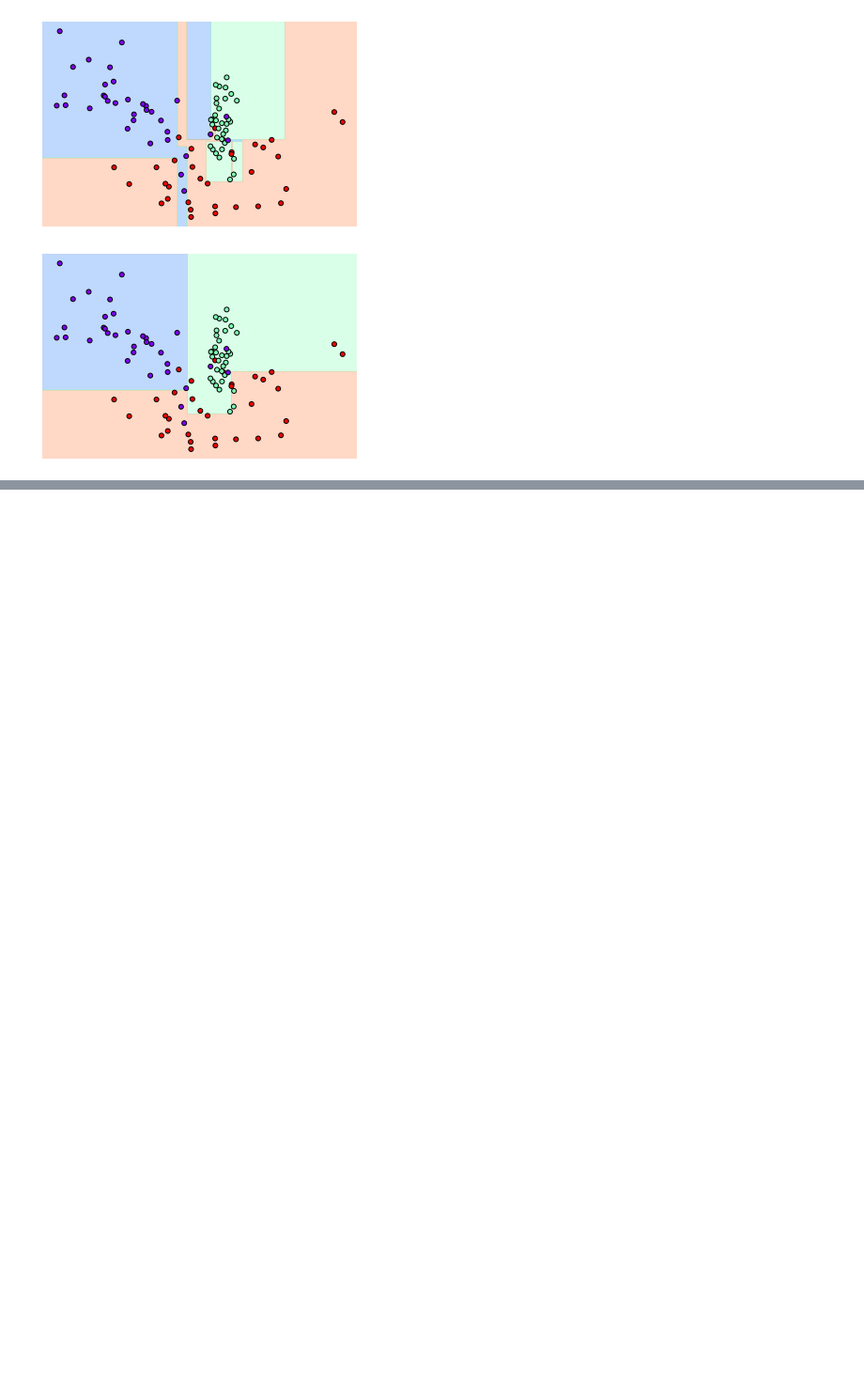
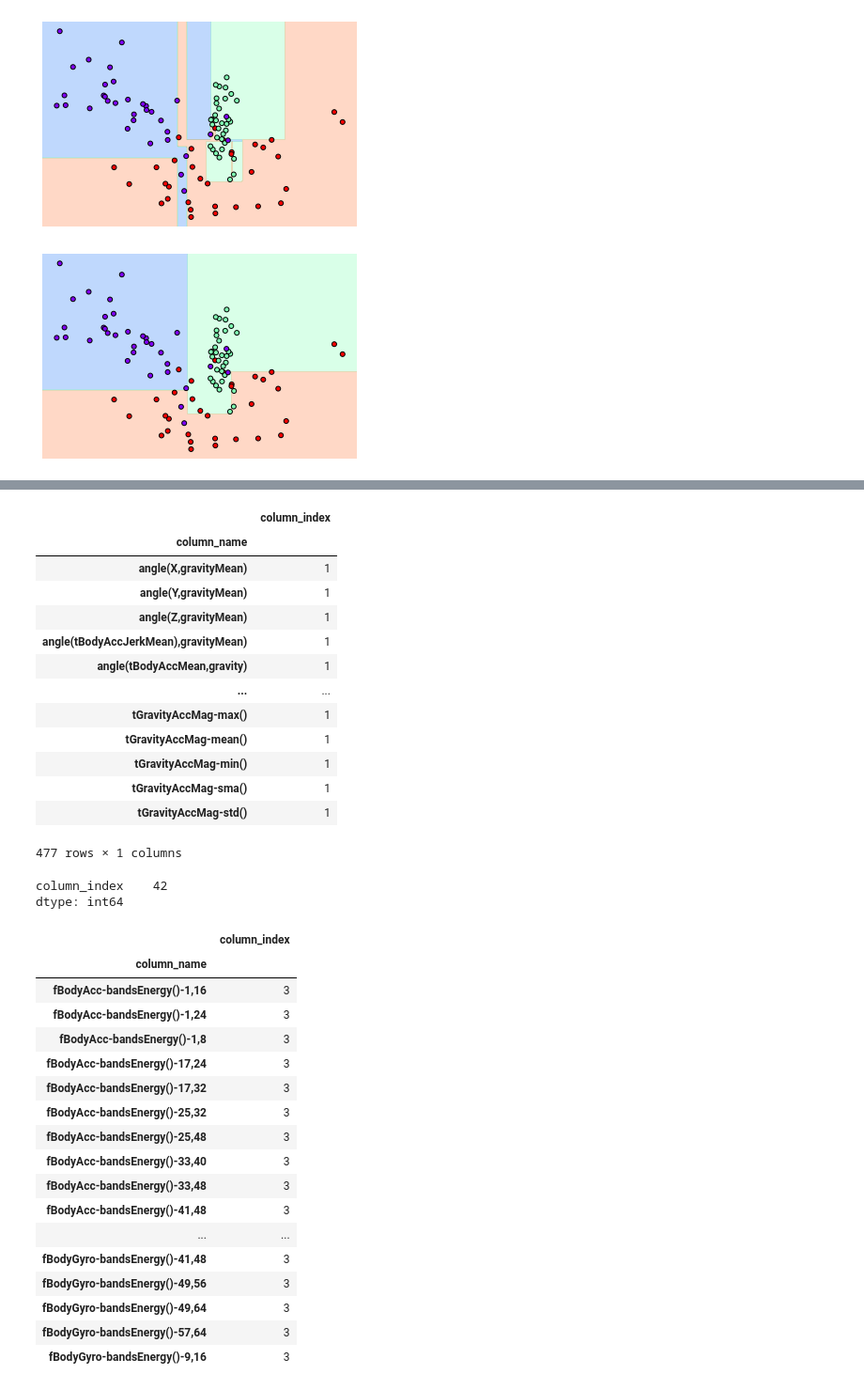
Before and after one commit to RyuJaeJeong/machine-learning-study, a Jupyter notebook: 4장/4.2 결정트리.ipynb, the cells around one changed output, grey strips where cells are left out. Shown at 94% size. Cells and saved outputs as stored; diff of their text form; code cells hidden in the pictures; blank space fills up the shorter version.

```diff
--- a/4장/4.2 결정트리.ipynb
+++ b/4장/4.2 결정트리.ipynb
@@ -123,0 +150,40 @@ visualize_boundary(dt_clf, X_features, Y_labels)
+# %%
+feature_dup_df = feature_name_df.groupby('column_name').count()
+display(feature_dup_df)
+print(feature_dup_df[feature_dup_df['column_index'] > 1].count())
+feature_dup_df[feature_dup_df['column_index'] > 1]
+# %% [output]
+|  | column_index |
+| column_name |  |
+| angle(X,gravityMean) | 1 |
+| angle(Y,gravityMean) | 1 |
+| angle(Z,gravityMean) | 1 |
+| angle(tBodyAccJerkMean),gravityMean) | 1 |
+| angle(tBodyAccMean,gravity) | 1 |
+| ... | ... |
+| tGravityAccMag-max() | 1 |
+| tGravityAccMag-mean() | 1 |
+| tGravityAccMag-min() | 1 |
+| tGravityAccMag-sma() | 1 |
+| tGravityAccMag-std() | 1 |
+477 rows × 1 columns
+column_index    42
+dtype: int64
+|  | column_index |
+| column_name |  |
+| fBodyAcc-bandsEnergy()-1,16 | 3 |
+| fBodyAcc-bandsEnergy()-1,24 | 3 |
+| fBodyAcc-bandsEnergy()-1,8 | 3 |
+| fBodyAcc-bandsEnergy()-17,24 | 3 |
+| fBodyAcc-bandsEnergy()-17,32 | 3 |
+| fBodyAcc-bandsEnergy()-25,32 | 3 |
+| fBodyAcc-bandsEnergy()-25,48 | 3 |
+| fBodyAcc-bandsEnergy()-33,40 | 3 |
+| fBodyAcc-bandsEnergy()-33,48 | 3 |
+| fBodyAcc-bandsEnergy()-41,48 | 3 |
+| ... | ... |
+| fBodyGyro-bandsEnergy()-41,48 | 3 |
+| fBodyGyro-bandsEnergy()-49,56 | 3 |
+| fBodyGyro-bandsEnergy()-49,64 | 3 |
+| fBodyGyro-bandsEnergy()-57,64 | 3 |
+| fBodyGyro-bandsEnergy()-9,16 | 3 |
```
Also changed, not shown: parts of 8 cells of this notebook, 29 other files.
